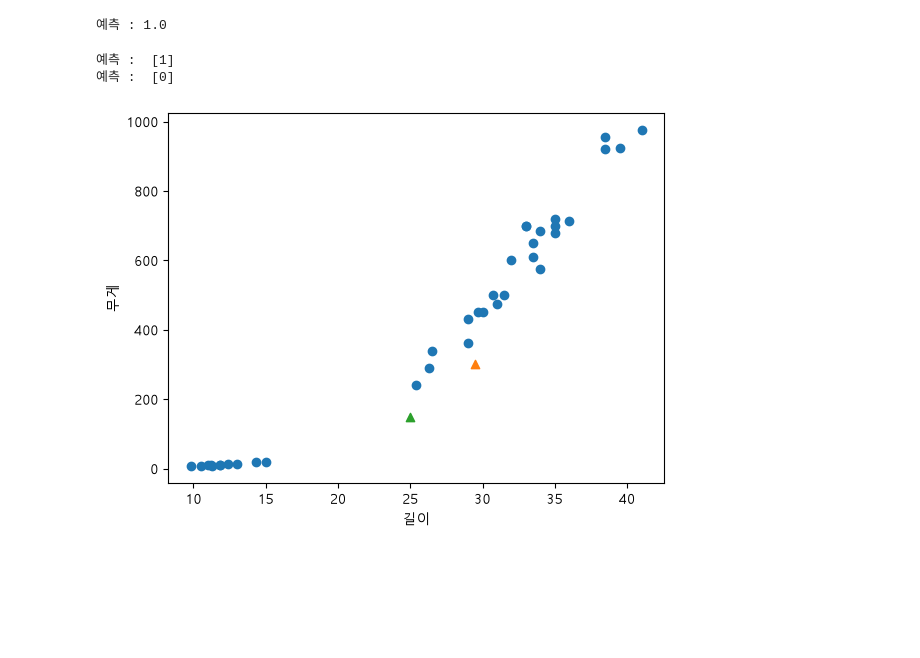
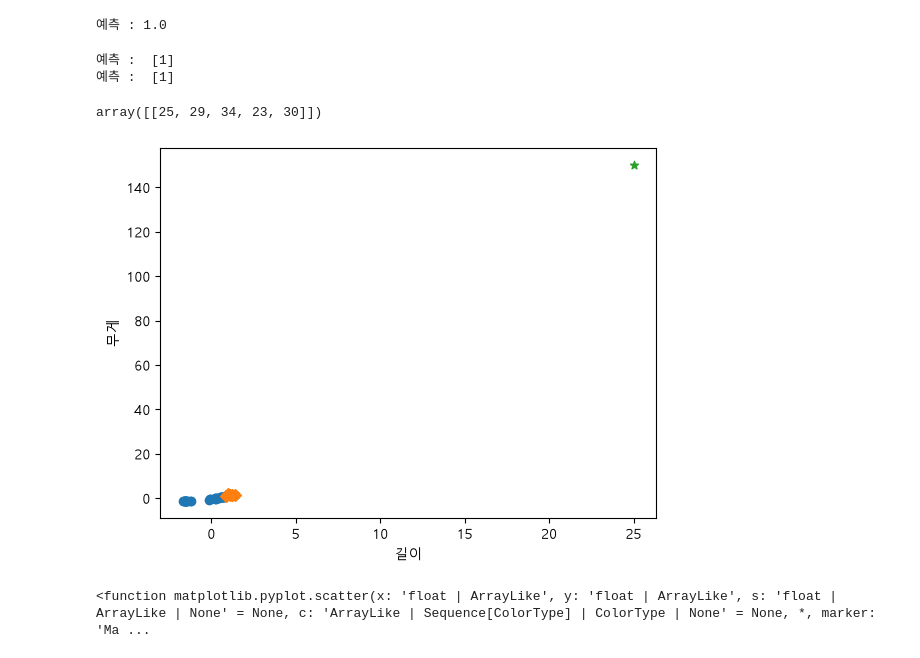
Before and after one commit to EPONINEE26/aix_learn_1106, a Jupyter notebook: p1109/p1109_05.ipynb, the cells around one changed output. Saved outputs shown, nothing was run; the diff lists cells and outputs as text; code cells hidden in the pictures; blank space fills up the shorter version.

```diff
--- a/p1109/p1109_05.ipynb
+++ b/p1109/p1109_05.ipynb
@@ -39,0 +45,14 @@ train_data, test_data, train_label, test_label = \
+# %%
+# 데이터 전처리
+# 표준점수 = (특성값 - 산술평균)/ 표준편차
+mean = np.mean(data, axis=0) # 행의 기준으로 산술평균
+# mean
+std = np.std(data, axis=0) # 행의 기준으로 표준편차
+# std
+
+train_scaled = (data-mean)/std
+new_data = ([25,120]-mean)/std
+new_data2 = ([29.5,300]-mean)/std
+# %%
+train_data, test_data, train_label, test_label = \
+    train_test_split(train_scaled, label) # train_scaled (-1.5 ~ 1.5 사이의 값)
@@ -39,0 +79,9 @@ train_data, test_data, train_label, test_label = \
+# %%
+clf = KNeighborsClassifier()
+clf.fit(train_data, train_label)
+
+result = clf.predict(test_data)
+
+score = metrics.accuracy_score(result,test_label)
+score = clf.score(test_data,test_label)
+print('예측 :', score)
@@ -49,20 +127,35 @@ print('예측 :', score)
 # %% [output]
 예측 : 1.0
 # %%
+# result2 = clf.predict([[29.5, 300]])
+# print('예측 : ', result2)
+
+# result3 = clf.predict([[25, 150]])
+# print('예측 : ', result3)
+
 result2 = clf.predict([[29.5, 300]])
 print('예측 : ', result2)
+result3 = clf.predict([[25, 150]])
+print('예측 : ', result3)
 
-result2 = clf.predict([[25, 150]])
-print('예측 : ', result2)
+distance, indexes = clf.kneighbors([[25, 120]]) #
+distance
+indexes
 # %% [output]
 예측 :  [1]
-예측 :  [0]
+예측 :  [1]
+array([[25, 29, 34, 23, 30]])
 # %%
 plt.scatter(train_data[:,0], train_data[:,1])
-plt.scatter(29.5, 300, marker='^')
-plt.scatter(25, 150, marker='^')
+plt.scatter(train_data[indexes,0], train_data[indexes,1], marker='D')
+# plt.scatter(29.5, 300, marker='^')
+plt.scatter(25, 150, marker='*')
 plt.xlabel('길이')
 plt.ylabel('무게')
 plt.show()
 # %% [output]
-[figure, old version]
+[figure, new version]
+# %%
+plt.scatter
+# %% [output]
+<function matplotlib.pyplot.scatter(x: 'float | ArrayLike', y: 'float | ArrayLike', s: 'float | ArrayLike | None' = None, c: 'ArrayLike | Sequence[ColorType] | ColorType | None' = None, *, marker: 'Ma ...
```
Also changed, not shown: parts of 8 cells of this notebook, 3 other files.
